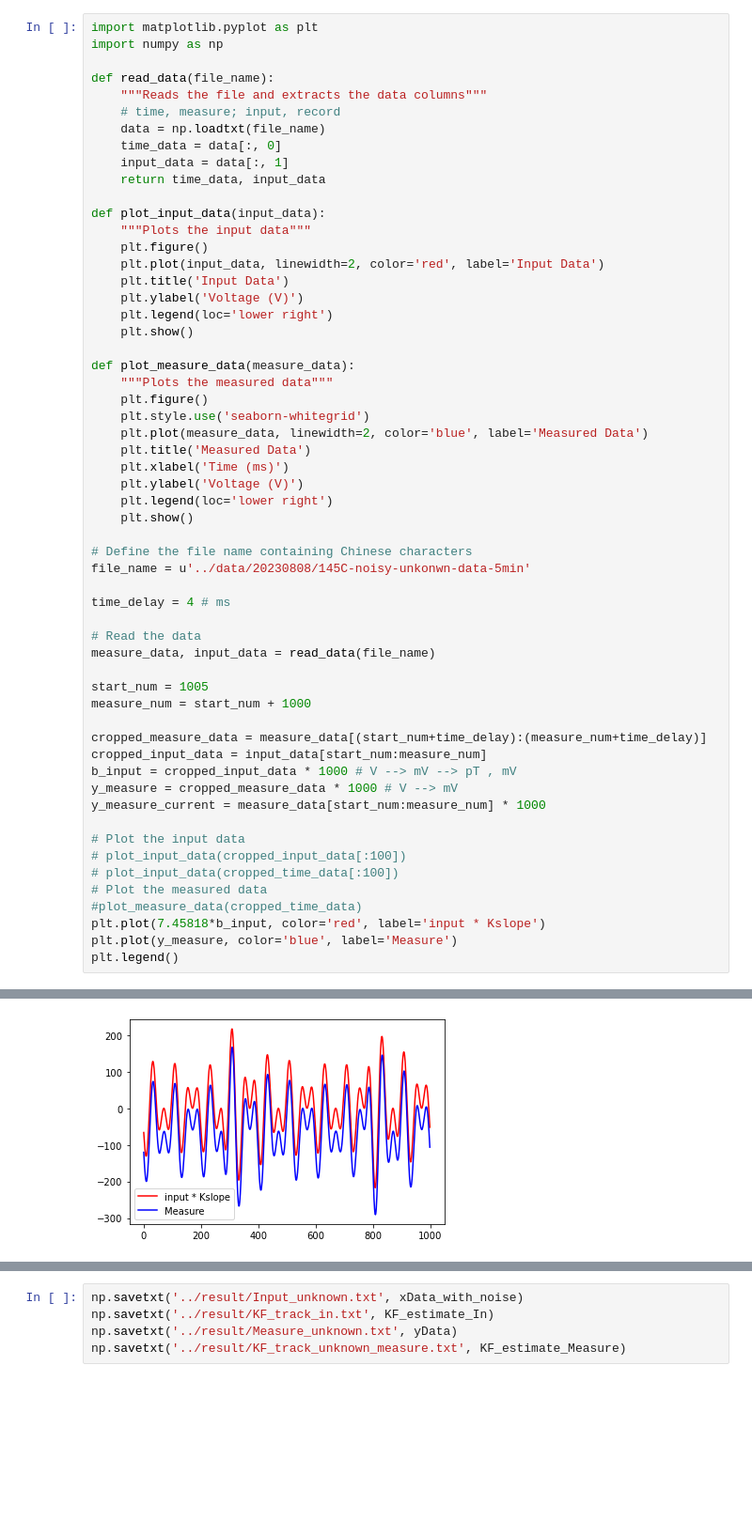
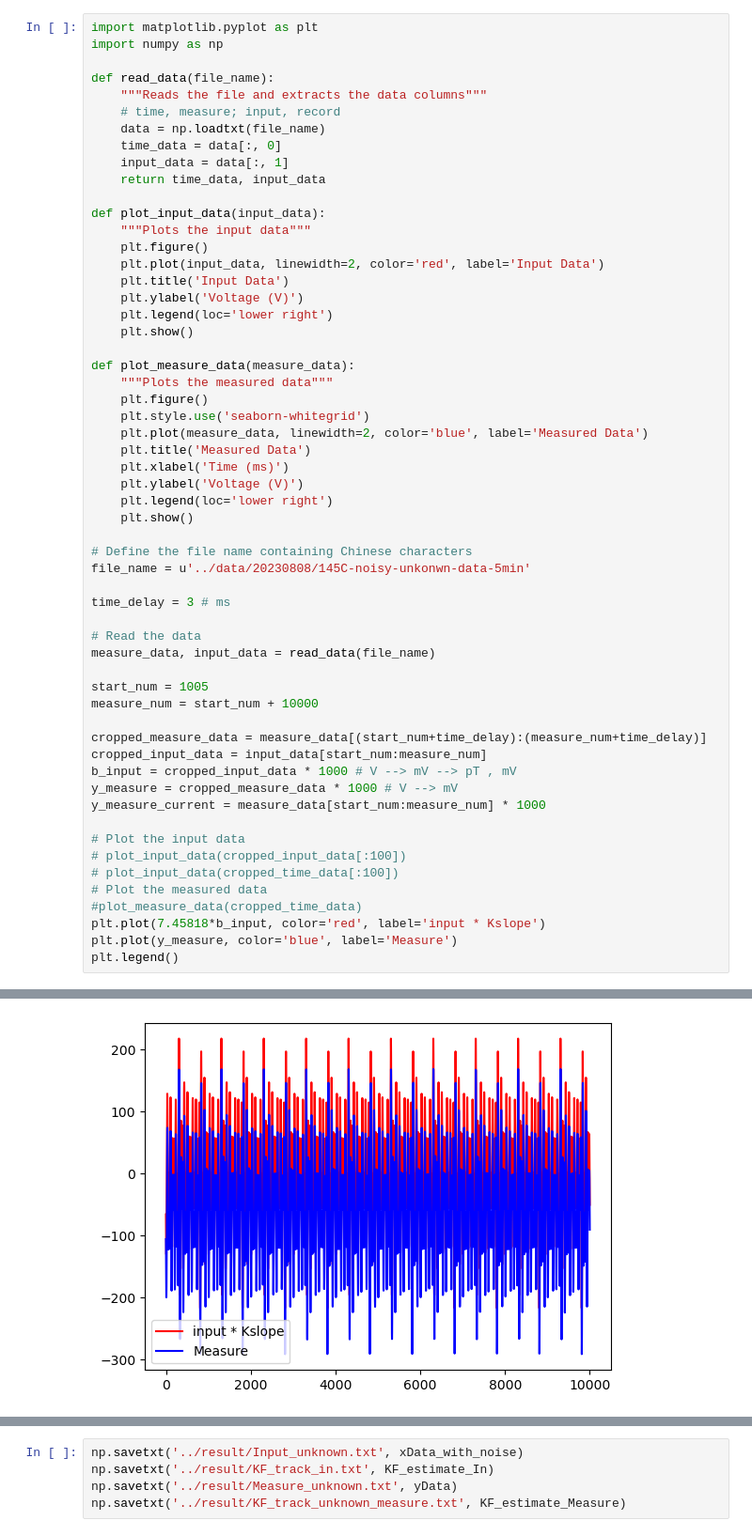
Before and after one commit to leigaoyi/Kalman_filter_sensor_drift, a Jupyter notebook: algorithms/KF_unknown_Input_v3.ipynb, the cells around one changed output, grey strips where cells are left out. Shown at 94% size. Drawn from its saved outputs; the diff is of its cells as text; blank space fills up the shorter version.

```diff
--- a/algorithms/KF_unknown_Input_v3.ipynb
+++ b/algorithms/KF_unknown_Input_v3.ipynb
@@ -28,36 +28,36 @@ def plot_measure_data(measure_data):
     plt.xlabel('Time (ms)')
     plt.ylabel('Voltage (V)')
     plt.legend(loc='lower right')
     plt.show()
 
 # Define the file name containing Chinese characters
 file_name = u'../data/20230808/145C-noisy-unkonwn-data-5min'
 
-time_delay = 4 # ms
+time_delay = 3 # ms
 
 # Read the data
 measure_data, input_data = read_data(file_name)
 
 start_num = 1005
-measure_num = start_num + 1000
+measure_num = start_num + 10000
 
 cropped_measure_data = measure_data[(start_num+time_delay):(measure_num+time_delay)]
 cropped_input_data = input_data[start_num:measure_num]
 b_input = cropped_input_data * 1000 # V --> mV --> pT , mV
 y_measure = cropped_measure_data * 1000 # V --> mV
 y_measure_current = measure_data[start_num:measure_num] * 1000
 
 # Plot the input data
 # plot_input_data(cropped_input_data[:100])
 # plot_input_data(cropped_time_data[:100])
 # Plot the measured data
 #plot_measure_data(cropped_time_data)
 plt.plot(7.45818*b_input, color='red', label='input * Kslope')
 plt.plot(y_measure, color='blue', label='Measure')
 plt.legend()
 # %% [output]
 <matplotlib.legend.Legend at 0x...>
-[figure, old version]
+[figure, new version]
 # %%
 plt.plot(y_measure, color='blue', label='Measure')
 # %% [output]
```
Also changed, not shown: parts of 17 cells of this notebook, 54 other files.
